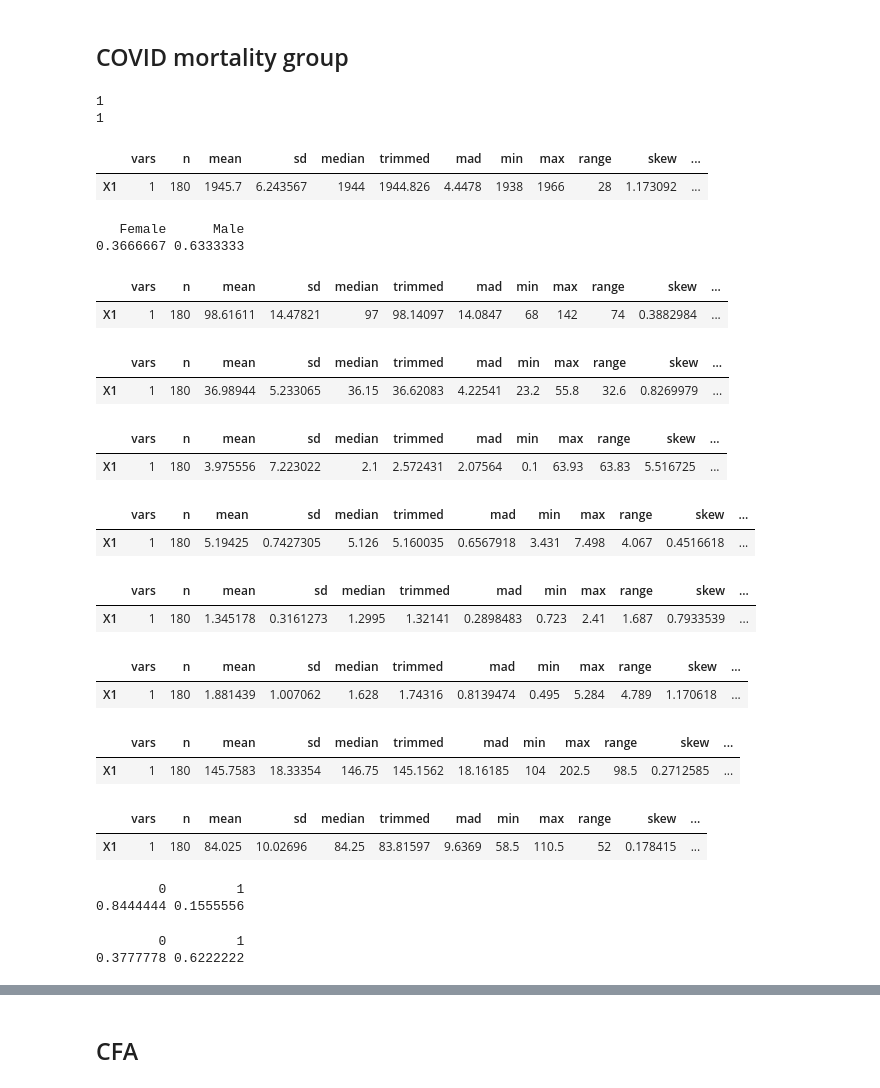
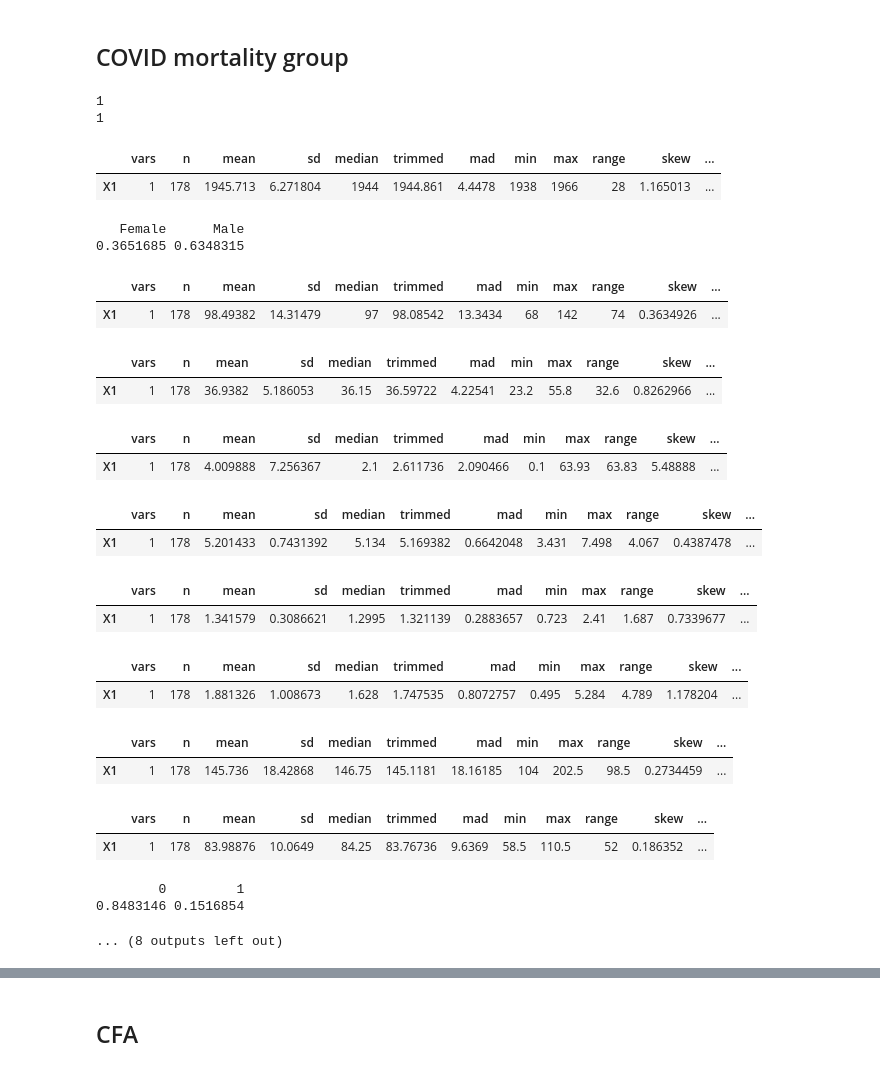
Before and after one commit to FilipMorys/COVID_MetS, a Jupyter notebook: COVID.ipynb, the cells around one changed output, grey strips where cells are left out. Saved outputs shown, nothing was run; the diff lists cells and outputs as text; code cells hidden in the pictures.

```diff
--- a/COVID.ipynb
+++ b/COVID.ipynb
@@ -87,3 +118,21 @@ di$Diabetes[di$diabetes=='1' | di$diabetes2=='1']=1
+# %%
+di$metabolic_syndrome <- 0
+
+di[which(di$sex_31.0.0=="Female" & di$triglycerides_30870.0.0>1.7 & di$hdl_cholesterol_30760.0.0>1.3 &
+    rowMeans(cbind(di$systolic_blood_pressure_automated_reading_4080.0.0,
+                                      di$systolic_blood_pressure_automated_reading_4080.0.1))>130 &
+    rowMeans(cbind(di$diastolic_blood_pressure_automated_reading_4079.0.0,
+                                       di$diastolic_blood_pressure_automated_reading_4079.0.1))>85 &
+    di$glucose_30740.0.0>5.6 &
+    di$waist_circumference_48.0.0>80),"metabolic_syndrome"] <- 1
+
+di[which(di$sex_31.0.0=="Male" & di$triglycerides_30870.0.0>1.7 & di$hdl_cholesterol_30760.0.0>1 &
+    rowMeans(cbind(di$systolic_blood_pressure_automated_reading_4080.0.0,
+                                      di$systolic_blood_pressure_automated_reading_4080.0.1))>130 &
+    rowMeans(cbind(di$diastolic_blood_pressure_automated_reading_4079.0.0,
+                                       di$diastolic_blood_pressure_automated_reading_4079.0.1))>85 &
+    di$glucose_30740.0.0>5.6 &
+    di$waist_circumference_48.0.0>94),"metabolic_syndrome"] <- 1
 # %%
 fasting=read.table('/dagher/dagher11/filip/COVID/data/glucose.csv',sep=',', header=T)
 fasting=select(fasting,-c(eid))
@@ -114,7 +163,7 @@ COVinf=select(covidinf, TG, HDL, Sex, Hypertension, Diabetes, result,
              average_total_household_income_before_tax_738.0.0, sex_31.0.0, CRP, eid,
              sex_31.0.0, year_of_birth_34.0.0, waist_circumference_48.0.0, hip_circumference_49.0.0,
               body_mass_index_bmi_21001.0.0, glucose_30740.0.0,glycated_haemoglobin_hba1c_30750.0.0,
-              hdl_cholesterol_30760.0.0)
+              hdl_cholesterol_30760.0.0, pulmonary_disease, kidney_disease, cardiovascular_disease, liver_disease)
 
 
 
@@ -379,7 +579,8 @@ COVinf=select(coviddeath, TG, HDL, Sex, Hypertension, Diabetes, result,
              average_total_household_income_before_tax_738.0.0, sex_31.0.0, CRP, level, eid,
               sex_31.0.0, year_of_birth_34.0.0, waist_circumference_48.0.0, hip_circumference_49.0.0,
          glucose_30740.0.0,glycated_haemoglobin_hba1c_30750.0.0,
-            hdl_cholesterol_30760.0.0)
+            hdl_cholesterol_30760.0.0, body_mass_index_bmi_21001.0.0, pulmonary_disease,
+             liver_disease, kidney_disease, cardiovascular_disease)
 
 
 
@@ -466,47 +674,54 @@ table(char$Hypertension.x)/nrow(char)
 # %% [markdown]
 ## COVID mortality group
 # %%
-char=merge(COVinf, coviddeath, by='eid', all.x=TRUE)
-char=char[char$level.x==1,]
+char_pos=merge(COVinf, coviddeath, by='eid', all.x=TRUE)
+char_pos=char_pos[char_pos$level.x==1,]
+char=char_pos
 table(char$level.x)/nrow(char)
 describe(char$year_of_birth_34.0.0.x)
 table(char$sex_31.0.0.x)/nrow(char)
 describe(char$waist_circumference_48.0.0.x)
 describe(char$glycated_haemoglobin_hba1c_30750.0.0.x)
 describe(char$c.reactive_protein_30710.0.0)
 describe(char$glucose_30740.0.0.x)
 describe(char$hdl_cholesterol_30760.0.0.x)
 describe(char$triglycerides_30870.0.0)
 describe((rowMeans(cbind(char$systolic_blood_pressure_automated_reading_4080.0.0,
                                       char$systolic_blood_pressure_automated_reading_4080.0.1))))
 describe(rowMeans(cbind(char$diastolic_blood_pressure_automated_reading_4079.0.0,
                                        char$diastolic_blood_pressure_automated_reading_4079.0.1)))
 table(char$Diabetes.x)/nrow(char)
 table(char$Hypertension.x)/nrow(char)
+table(char$body_mass_index_bmi_21001.0.0.x>30)/nrow(char)
+table(char$metabolic_syndrome)/nrow(char)
+describe(char$body_mass_index_bmi_21001.0.0.x)
+table(char$liver_disease.x)/nrow(char)
+table(char$pulmonary_disease.x)/nrow(char)
+table(char$cardiovascular_disease.x)/nrow(char)
+table(char$kidney_disease.x)/nrow(char)
 # %% [output]
 1
 1
 |  | vars | n | mean | sd | median | trimmed | mad | min | max | range | skew | ... |
-| X1 | 1 | 180 | 1945.7 | 6.243567 | 1944 | 1944.826 | 4.4478 | 1938 | 1966 | 28 | 1.173092 | ... |
+| X1 | 1 | 178 | 1945.713 | 6.271804 | 1944 | 1944.861 | 4.4478 | 1938 | 1966 | 28 | 1.165013 | ... |
    Female      Male
-0.3666667 0.6333333
+0.3651685 0.6348315
 |  | vars | n | mean | sd | median | trimmed | mad | min | max | range | skew | ... |
-| X1 | 1 | 180 | 98.61611 | 14.47821 | 97 | 98.14097 | 14.0847 | 68 | 142 | 74 | 0.3882984 | ... |
+| X1 | 1 | 178 | 98.49382 | 14.31479 | 97 | 98.08542 | 13.3434 | 68 | 142 | 74 | 0.3634926 | ... |
 |  | vars | n | mean | sd | median | trimmed | mad | min | max | range | skew | ... |
-| X1 | 1 | 180 | 36.98944 | 5.233065 | 36.15 | 36.62083 | 4.22541 | 23.2 | 55.8 | 32.6 | 0.8269979 | ... |
+| X1 | 1 | 178 | 36.9382 | 5.186053 | 36.15 | 36.59722 | 4.22541 | 23.2 | 55.8 | 32.6 | 0.8262966 | ... |
 |  | vars | n | mean | sd | median | trimmed | mad | min | max | range | skew | ... |
-| X1 | 1 | 180 | 3.975556 | 7.223022 | 2.1 | 2.572431 | 2.07564 | 0.1 | 63.93 | 63.83 | 5.516725 | ... |
+| X1 | 1 | 178 | 4.009888 | 7.256367 | 2.1 | 2.611736 | 2.090466 | 0.1 | 63.93 | 63.83 | 5.48888 | ... |
 |  | vars | n | mean | sd | median | trimmed | mad | min | max | range | skew | ... |
-| X1 | 1 | 180 | 5.19425 | 0.7427305 | 5.126 | 5.160035 | 0.6567918 | 3.431 | 7.498 | 4.067 | 0.4516618 | ... |
+| X1 | 1 | 178 | 5.201433 | 0.7431392 | 5.134 | 5.169382 | 0.6642048 | 3.431 | 7.498 | 4.067 | 0.4387478 | ... |
 |  | vars | n | mean | sd | median | trimmed | mad | min | max | range | skew | ... |
-| X1 | 1 | 180 | 1.345178 | 0.3161273 | 1.2995 | 1.32141 | 0.2898483 | 0.723 | 2.41 | 1.687 | 0.7933539 | ... |
+| X1 | 1 | 178 | 1.341579 | 0.3086621 | 1.2995 | 1.321139 | 0.2883657 | 0.723 | 2.41 | 1.687 | 0.7339677 | ... |
 |  | vars | n | mean | sd | median | trimmed | mad | min | max | range | skew | ... |
-| X1 | 1 | 180 | 1.881439 | 1.007062 | 1.628 | 1.74316 | 0.8139474 | 0.495 | 5.284 | 4.789 | 1.170618 | ... |
+| X1 | 1 | 178 | 1.881326 | 1.008673 | 1.628 | 1.747535 | 0.8072757 | 0.495 | 5.284 | 4.789 | 1.178204 | ... |
 |  | vars | n | mean | sd | median | trimmed | mad | min | max | range | skew | ... |
-| X1 | 1 | 180 | 145.7583 | 18.33354 | 146.75 | 145.1562 | 18.16185 | 104 | 202.5 | 98.5 | 0.2712585 | ... |
+| X1 | 1 | 178 | 145.736 | 18.42868 | 146.75 | 145.1181 | 18.16185 | 104 | 202.5 | 98.5 | 0.2734459 | ... |
 |  | vars | n | mean | sd | median | trimmed | mad | min | max | range | skew | ... |
-| X1 | 1 | 180 | 84.025 | 10.02696 | 84.25 | 83.81597 | 9.6369 | 58.5 | 110.5 | 52 | 0.178415 | ... |
+| X1 | 1 | 178 | 83.98876 | 10.0649 | 84.25 | 83.76736 | 9.6369 | 58.5 | 110.5 | 52 | 0.186352 | ... |
         0         1
-0.8444444 0.1555556
+0.8483146 0.1516854
-        0         1
-0.3777778 0.6222222
+... (8 outputs left out)
```
Also changed, not shown: parts of 23 cells of this notebook.
